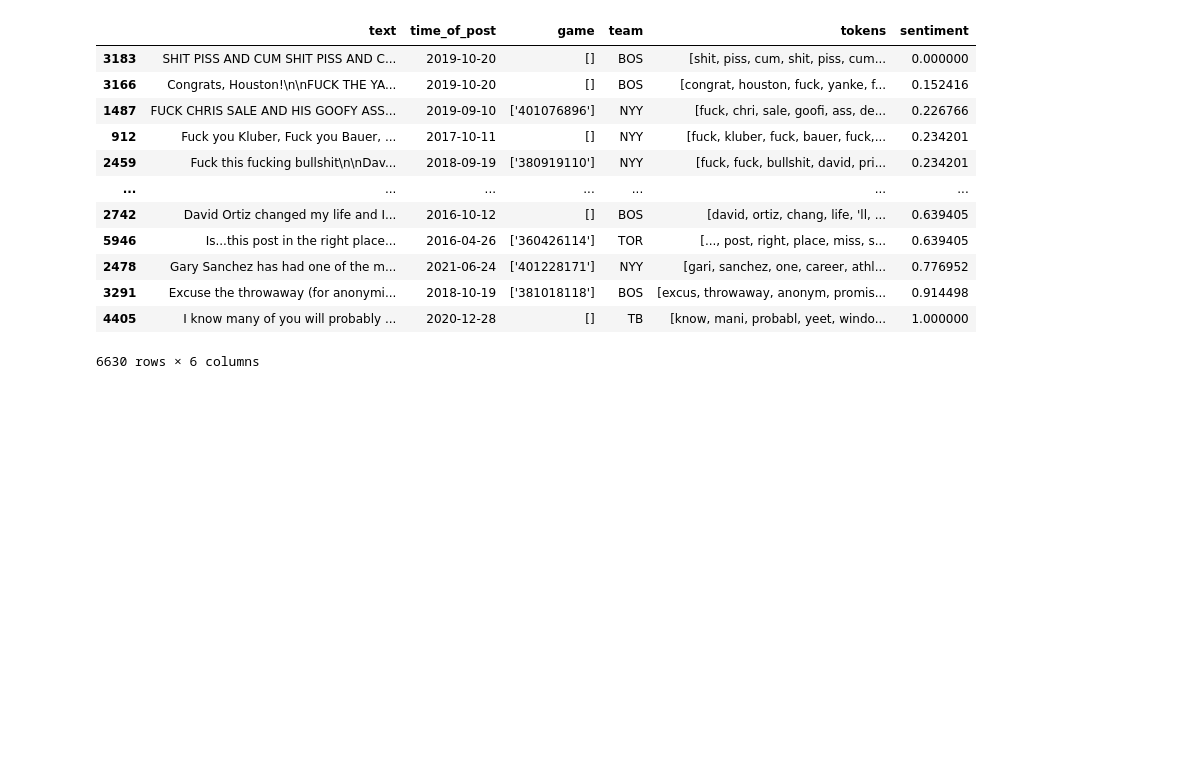
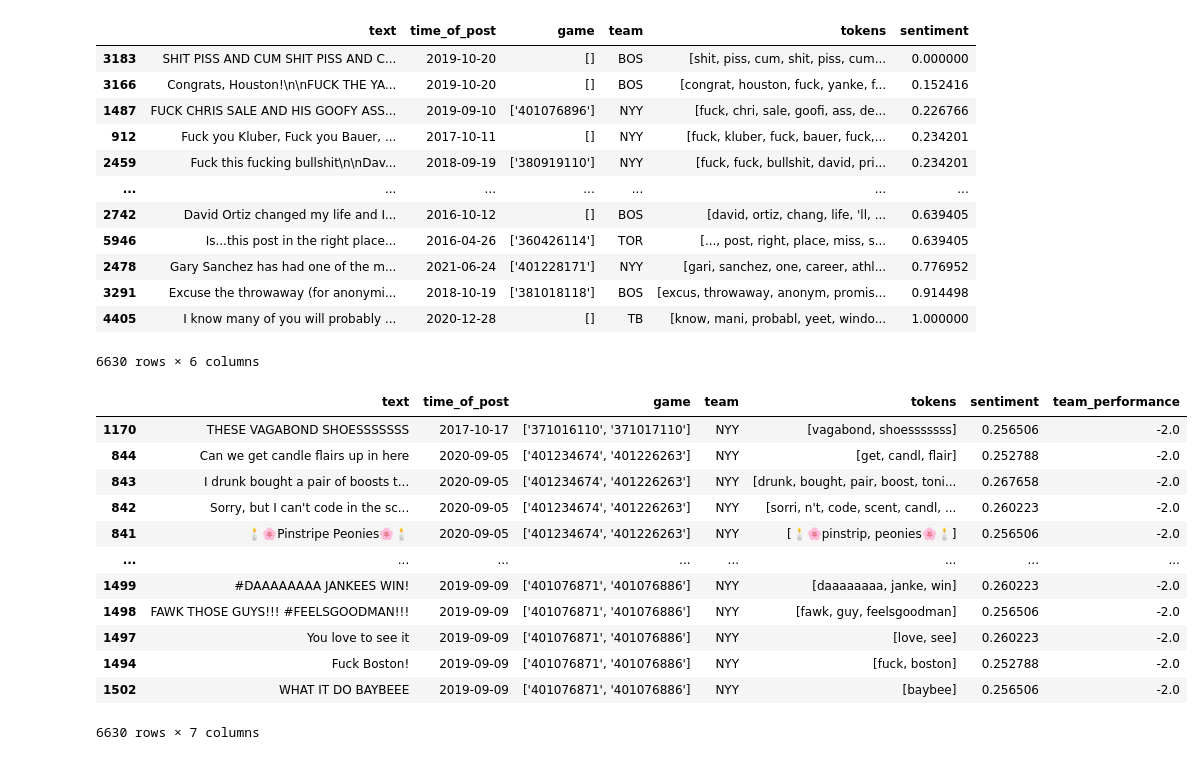
Before and after one commit to TenzinSommer/DSCI-125-HW-2, a Jupyter notebook: hw2_step2.ipynb, the cells around one changed output. Cells and saved outputs as stored; diff of their text form; code cells hidden in the pictures; blank space fills up the shorter version.

```diff
--- a/hw2_step2.ipynb
+++ b/hw2_step2.ipynb
@@ -104,6 +104,16 @@ display(rdf.sort_values(by='sentiment'))
 6630 rows × 6 columns
 # %%
 gdf = gdf.drop_duplicates()
+
+for idx, row in gdf.iterrows():
+    diff = row['home-score'] - row['away-score']
+    if diff > 0:
+        gdf.at[idx, 'winner'] = row['home']
+    elif diff < 0:
+        gdf.at[idx, 'winner'] = row['away']
+    else:
+        gdf.at[idx, 'winner'] = 'N/A'
+
 bal_games = gdf.loc[(gdf['home'] == 'BAL') | (gdf['away'] == 'BAL')]
 nyy_games = gdf.loc[(gdf['home'] == 'NYY') | (gdf['away'] == 'NYY')]
 bos_games = gdf.loc[(gdf['home'] == 'BOS') | (gdf['away'] == 'BOS')]
@@ -121,43 +131,52 @@ team_sdfs = {
 
 def game_outcome(game_ids, team):
     win_diff = 0
+    team_games = team_sdfs[team]
     games = []
-    team_games = team_sdfs[team]
     for idx, row in team_games.iterrows():
         game = str(row['game'])
         if game in game_ids:
             # display(row)
             games.append(row)
 
-
     for game in games:
-        score_diff = game['home-score'] - game['away-score']
-        # print(score_diff)
-        if row['away'] == team:
-            score_diff *= -1
-        if score_diff > 0:
-            win_diff += 1
-        elif score_diff < 0:
+        if row['winner'] == team:
+            win_diff +=1
+        elif row['winner'] != 'N/A':
             win_diff -= 1
     return win_diff
 
 
 
 
 for idx, row in rdf.iterrows():
     team = row['team']
     # print(team)
     game_ids = row['game']
     # print(game_ids)
 
     if len(game_ids) == 0:
         rdf.at[idx, 'team_performance'] = 0
     else:
         outcome = game_outcome(game_ids, team)
         rdf.at[idx, 'team_performance'] = outcome
 
 
 
 display(rdf)
+# %% [output]
+|  | text | time_of_post | game | team | tokens | sentiment | team_performance |
+| 1170 | THESE VAGABOND SHOESSSSSSS | 2017-10-17 | ['371016110', '371017110'] | NYY | [vagabond, shoesssssss] | 0.256506 | -2.0 |
+| 844 | Can we get candle flairs up in here | 2020-09-05 | ['401234674', '401226263'] | NYY | [get, candl, flair] | 0.252788 | -2.0 |
+| 843 | I drunk bought a pair of boosts t... | 2020-09-05 | ['401234674', '401226263'] | NYY | [drunk, bought, pair, boost, toni... | 0.267658 | -2.0 |
+| 842 | Sorry, but I can't code in the sc... | 2020-09-05 | ['401234674', '401226263'] | NYY | [sorri, n't, code, scent, candl, ... | 0.260223 | -2.0 |
+| 841 | 🕯🌸Pinstripe Peonies🌸🕯 | 2020-09-05 | ['401234674', '401226263'] | NYY | [🕯🌸pinstrip, peonies🌸🕯] | 0.256506 | -2.0 |
+| ... | ... | ... | ... | ... | ... | ... | ... |
+| 1499 | #DAAAAAAAA JANKEES WIN! | 2019-09-09 | ['401076871', '401076886'] | NYY | [daaaaaaaa, janke, win] | 0.260223 | -2.0 |
+| 1498 | FAWK THOSE GUYS!!! #FEELSGOODMAN!!! | 2019-09-09 | ['401076871', '401076886'] | NYY | [fawk, guy, feelsgoodman] | 0.256506 | -2.0 |
+| 1497 | You love to see it | 2019-09-09 | ['401076871', '401076886'] | NYY | [love, see] | 0.260223 | -2.0 |
+| 1494 | Fuck Boston! | 2019-09-09 | ['401076871', '401076886'] | NYY | [fuck, boston] | 0.252788 | -2.0 |
+| 1502 | WHAT IT DO BAYBEEE | 2019-09-09 | ['401076871', '401076886'] | NYY | [baybee] | 0.256506 | -2.0 |
+6630 rows × 7 columns
 # %%
 rdf = rdf.sort_values(by='team_performance')
```
Also changed, not shown: parts of 1 cell of this notebook, 4 other files.
